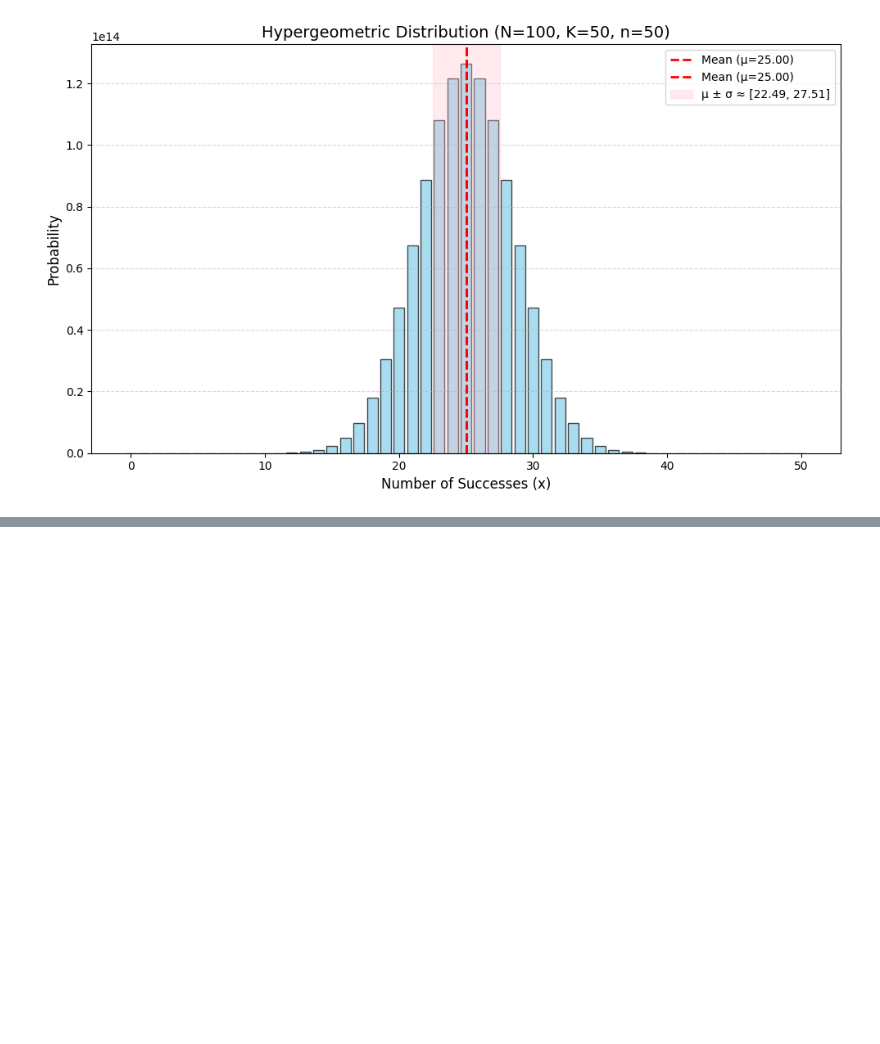
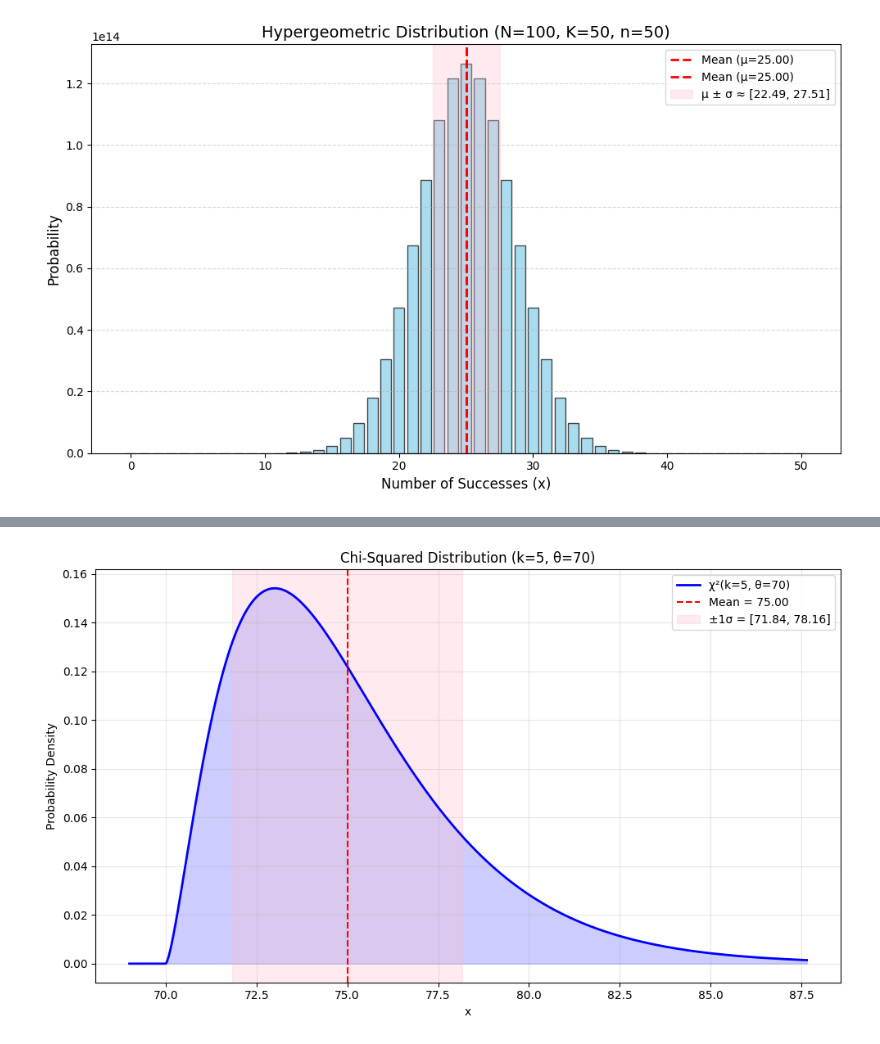
Before and after one commit to ThRahmani/TA-Probability1-Distributions-Notebook, a Jupyter notebook: probability1.ipynb, the cells around one changed output, grey strips where cells are left out. Cells and saved outputs as stored; diff of their text form; code cells hidden in the pictures; blank space fills up the shorter version.

```diff
--- a/probability1.ipynb
+++ b/probability1.ipynb
@@ -264,0 +436,64 @@ X5.graph()
+# %%
+class ChiSquared:
+    def __init__(self, k: int, teta=0):
+
+        self.teta = teta
+        self.k = k
+    def pdf(self, x: float):
+        """تابع چگالی احتمال در نقطه x"""
+        x_shifted = x - self.teta
+        if x_shifted > 0:
+            numerator = (x_shifted ** (self.k/2 - 1)) * exp(-x_shifted/2)
+            denominator = (2 ** (self.k/2)) * gamma(self.k/2)
+            return numerator / denominator
+        else:
+            return 0.0
+
+    def mean(self):
+        """میانگین توزیع"""
+        return self.k + self.teta
+
+    def variance(self):
+        """واریانس توزیع"""
+        return 2 * self.k
+
+    def graph(self):
+        """رسم نمودار توزیع کای-دو"""
+        x_min = self.teta - 1
+        x_max = self.teta + (self.k + 4 * np.sqrt(2 * self.k))
+        x_values = np.linspace(x_min, x_max, 1000)
+
+        # محاسبه PDF
+        y_values = [self.pdf(x) for x in x_values]
+        mean = self.mean()
+        std = np.sqrt(self.variance())
+
+        # رسم نمودار
+        plt.figure(figsize=(10, 6))
+        plt.plot(x_values, y_values, 'b-', lw=2,
+                label=f'χ²(k={self.k}, θ={self.teta})')
+        plt.fill_between(x_values, y_values, color='blue', alpha=0.2)
+
+        plt.title(f'Chi-Squared Distribution (k={self.k}, θ={self.teta})')
+        plt.xlabel('x')
+        plt.ylabel('Probability Density')
+
+        # نمایش میانگین و انحراف معیار
+        plt.axvline(mean, color='red', linestyle='--', label=f'Mean = {mean:.2f}')
+
+        # نمایش محدوده μ ± σ اگر در محدوده معتبر باشد
+        lower = mean - std
+        upper = mean + std
+        if lower >= self.teta:
+            plt.axvspan(lower, upper, color='pink', alpha=0.3,
+                       label=f'±1σ = [{lower:.2f}, {upper:.2f}]')
+
+        plt.legend()
+        plt.grid(True, alpha=0.3)
+        plt.tight_layout()
+        plt.show()
+
+chi2 = ChiSquared(k=5, teta = 70)
+chi2.graph()
+# %% [output]
+[figure, added]
```
Also changed, not shown: parts of 15 cells of this notebook.
